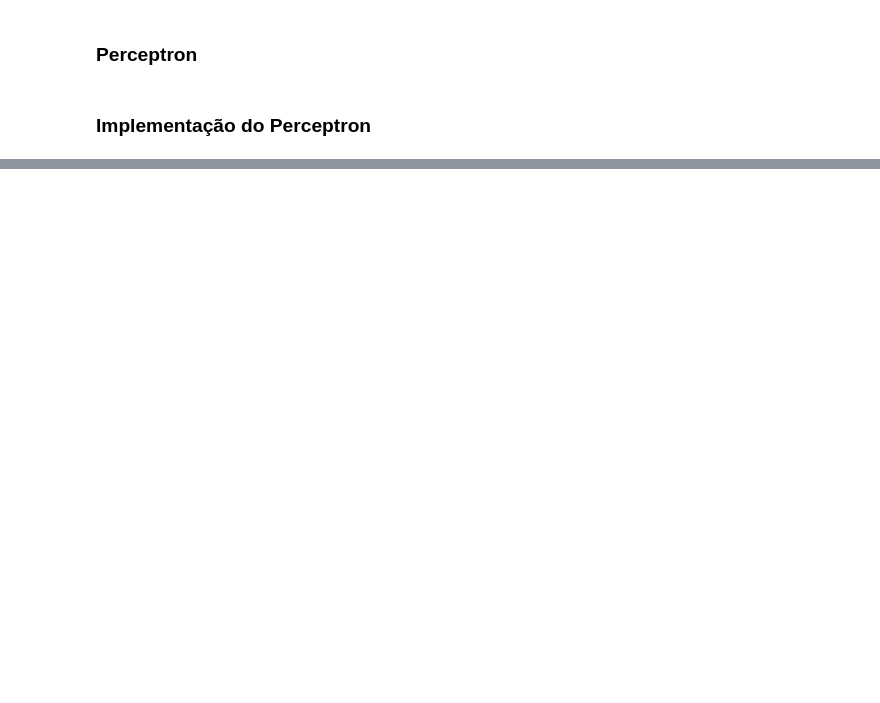
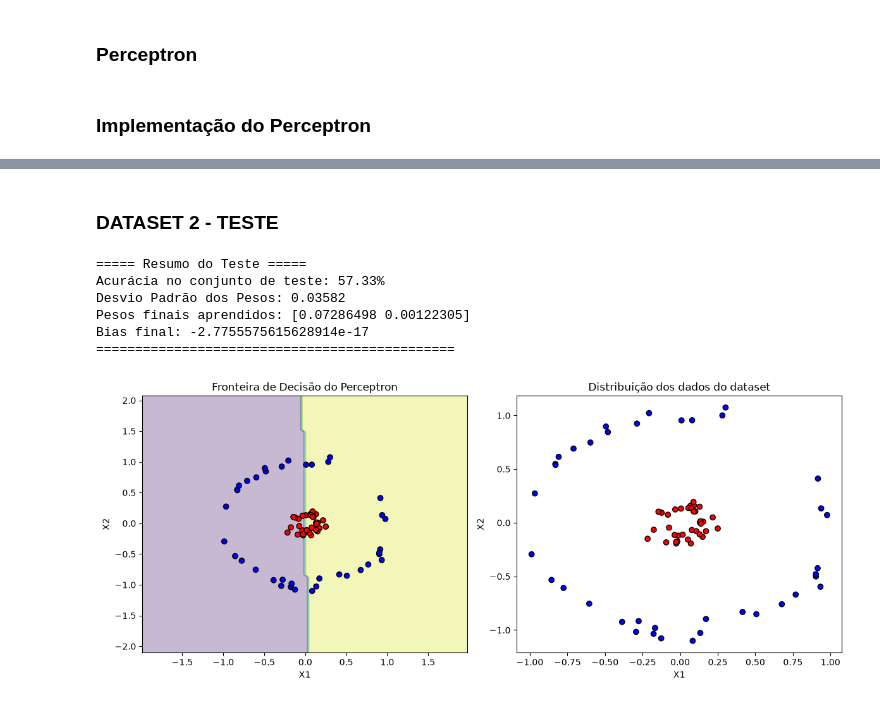
Before and after one commit to BrunoozL/Aprendizagem-De-Maquina, a Jupyter notebook: semana12/perceptron.ipynb, the cells around one changed output, grey strips where cells are left out. Drawn from its saved outputs; the diff is of its cells as text; code cells hidden in the pictures; blank space fills up the shorter version.

```diff
--- a/semana12/perceptron.ipynb
+++ b/semana12/perceptron.ipynb
@@ -184,0 +260,26 @@ def plot_comparision(X, y, model):
+# %% [markdown]
+### DATASET 2 - TESTE
+# %%
+# Dataset 2 - Importando e visualizando o dataset de TESTE
+test_dataset2 = np.loadtxt("test_dataset2.csv", delimiter=",", skiprows=1, dtype=float)
+
+# Definição das entradas
+X_test = test_dataset2[: , :2] # As duas primeiras colunas são os atributos (X1 e X2)
+y_test = test_dataset2[:, 2] # Terceira coluna (rótulos)
+
+# Converter rótulos para -1 e 1 (caso estejam diferentes)
+y_test = np.where(y_test == -1, -1, 1)
+
+# Fazer previsões
+perceptron.predict2(X_test, y, y_test)
+
+# Plot dos gráficos lado a lado
+plot_comparision(X_test, y_test, perceptron)
+# %% [output]
+===== Resumo do Teste =====
+Acurácia no conjunto de teste: 57.33%
+Desvio Padrão dos Pesos: 0.03582
+Pesos finais aprendidos: [0.07286498 0.00122305]
+Bias final: -2.7755575615628914e-17
+==============================================
+[figure, added]
```
Also changed, not shown: parts of 11 cells of this notebook, 5 other files.
